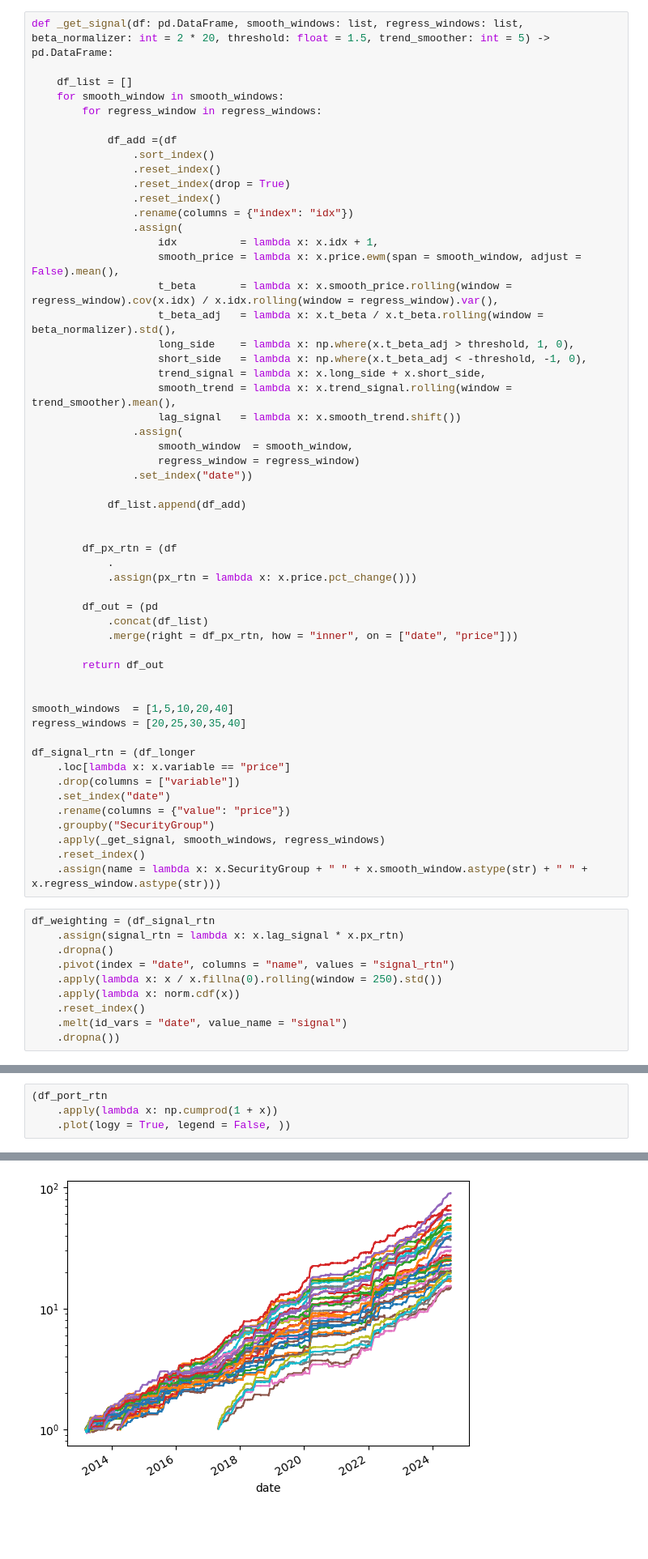
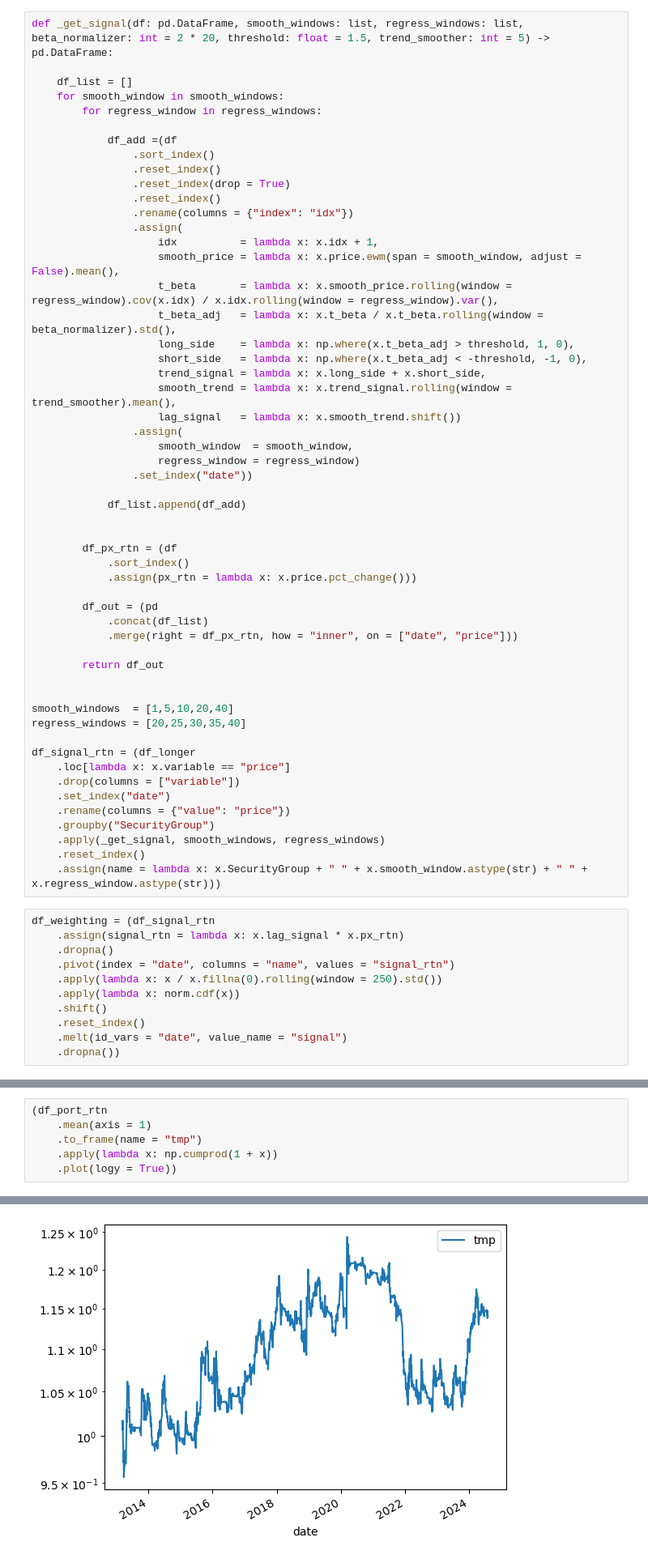
Before and after one commit to diegodalvarez/TrendSystem, a Jupyter notebook: Research/Writeups/SocieteGeneraleCreditIndices.ipynb, the cells around one changed output, grey strips where cells are left out. Shown at 81% size. Drawn from its saved outputs; the diff is of its cells as text; blank space fills up the shorter version.

```diff
--- a/Research/Writeups/SocieteGeneraleCreditIndices.ipynb
+++ b/Research/Writeups/SocieteGeneraleCreditIndices.ipynb
@@ -803,7 +803,7 @@ def _get_signal(df: pd.DataFrame, smooth_windows: list, regress_windows: list, b
 
 
         df_px_rtn = (df
-            .
+            .sort_index()
             .assign(px_rtn = lambda x: x.price.pct_change()))
 
         df_out = (pd
@@ -832,6 +832,7 @@ df_weighting = (df_signal_rtn
     .pivot(index = "date", columns = "name", values = "signal_rtn")
     .apply(lambda x: x / x.fillna(0).rolling(window = 250).std())
     .apply(lambda x: norm.cdf(x))
+    .shift()
     .reset_index()
     .melt(id_vars = "date", value_name = "signal")
     .dropna())
@@ -855,8 +856,10 @@ df_port_rtn = (df_wider
     .apply(lambda x: x * (0.1 / (x.ewm(span = 100, adjust = False).std() * np.sqrt(252)))))
 # %%
 (df_port_rtn
+    .mean(axis = 1)
+    .to_frame(name = "tmp")
     .apply(lambda x: np.cumprod(1 + x))
-    .plot(logy = True, legend = False, ))
+    .plot(logy = True))
 # %% [output]
 <Axes: xlabel='date'>
-[figure, old version]
+[figure, new version]
```
